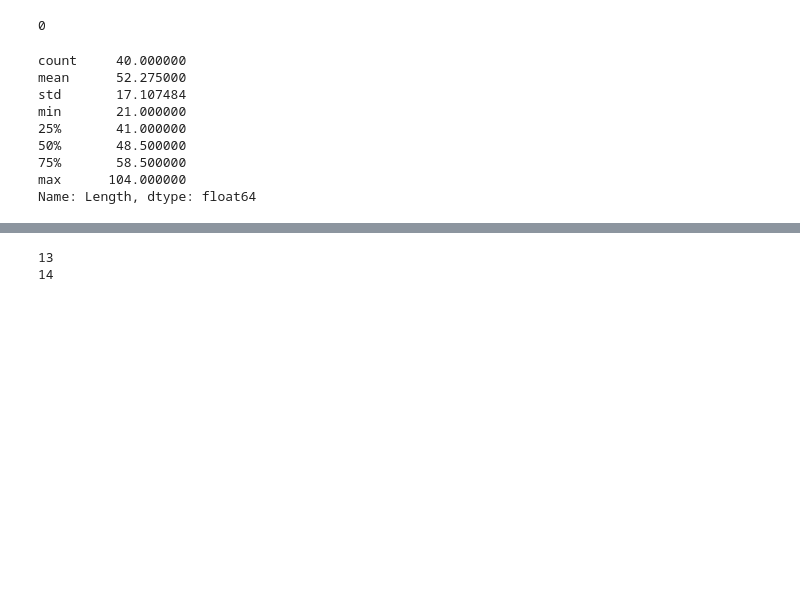
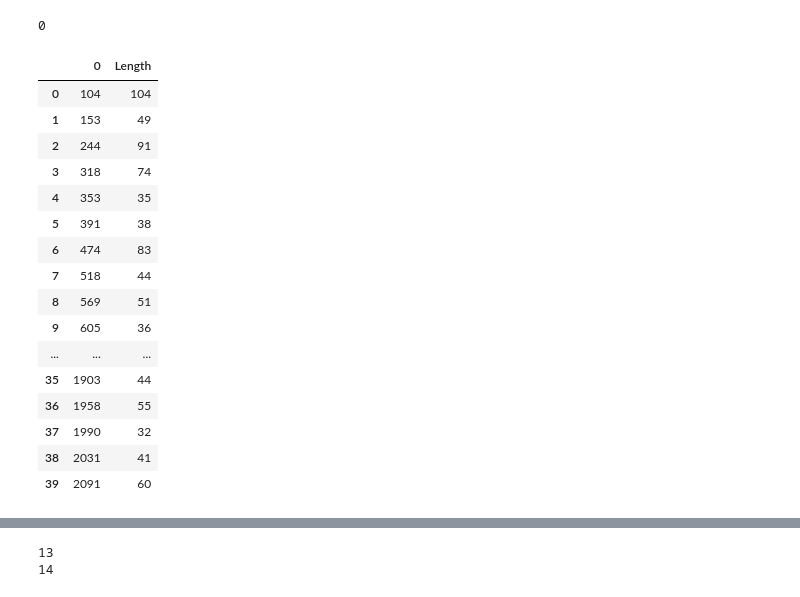
Before and after one commit to Kang-Jack/ShuangSe, a Jupyter notebook: iPython/analyze.ipynb, the cells around one changed output, grey strips where cells are left out. Cells and saved outputs as stored; diff of their text form; code cells hidden in the pictures; blank space fills up the shorter version.

```diff
--- a/iPython/analyze.ipynb
+++ b/iPython/analyze.ipynb
@@ -105,23 +105,31 @@ for i in range (length):
 # %%
 resultLen=[]
 length= len(result)
 for i in range (length):
     if i==0: resultLen.append(result[0])
     else: resultLen.append(result[i]-result[i-1])
 
 dfResult=DataFrame(result)
 dfResult['Length']=resultLen
 dfResult
-dfResult['Length'].describe()
+#dfResult['Length'].describe()
 # %% [output]
-count     40.000000
-mean      52.275000
-std       17.107484
-min       21.000000
-25%       41.000000
-50%       48.500000
-75%       58.500000
-max      104.000000
-Name: Length, dtype: float64
+|  | 0 | Length |
+| 0 | 104 | 104 |
+| 1 | 153 | 49 |
+| 2 | 244 | 91 |
+| 3 | 318 | 74 |
+| 4 | 353 | 35 |
+| 5 | 391 | 38 |
+| 6 | 474 | 83 |
+| 7 | 518 | 44 |
+| 8 | 569 | 51 |
+| 9 | 605 | 36 |
+| ... | ... | ... |
+| 35 | 1903 | 44 |
+| 36 | 1958 | 55 |
+| 37 | 1990 | 32 |
+| 38 | 2031 | 41 |
+| 39 | 2091 | 60 |
 # %%
 def SumCurrentCol (df):
```
Also changed, not shown: parts of 2 cells of this notebook.
